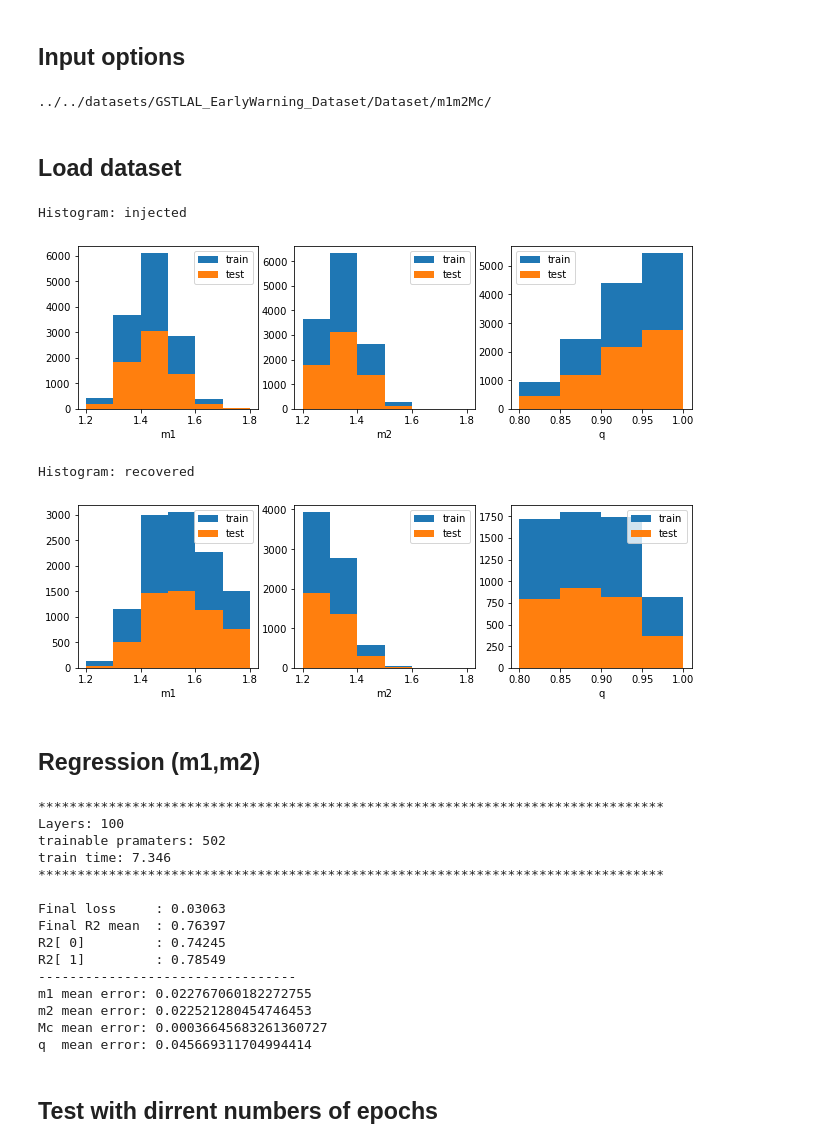
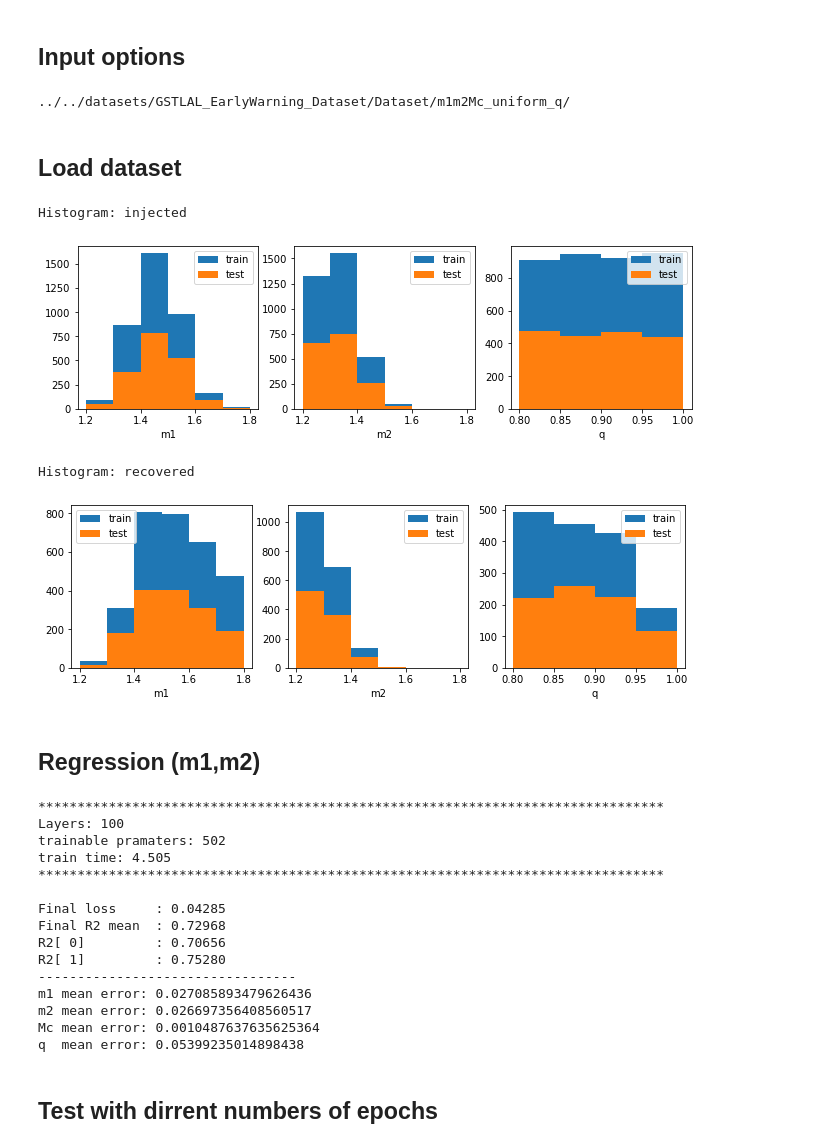
Before and after one commit to PhoenixBirdCreations/IPAM2021_ML, a Jupyter notebook: algo/NN_tf/NN_GSTLAL_epochs.ipynb, the cells around one changed output. Cells and saved outputs as stored; diff of their text form; code cells hidden in the pictures.

```diff
--- a/algo/NN_tf/NN_GSTLAL_epochs.ipynb
+++ b/algo/NN_tf/NN_GSTLAL_epochs.ipynb
@@ -46,8 +46,6 @@ importlib.reload(ut)
 ## Input options
 # %%
 # training options
-write_output     = False
-remove_some_mass = False
 epochs           = 100
 validation_split = 0.2
 batch_size       = 128
@@ -64,7 +62,7 @@ show_multiepochs_muMc = False
 show_multiepochs_p3s  = False
 epochs_list           = [10, 30, 50, 100, 150, 200, 250, 300] # used in multiepochs
 
-use_uniform_q = False
+use_uniform_q = True
 
 save_plots = False # used only for multiepochs plots (not for the histograms)
 #plots_dir  = '/home/simone/repos/IPAM2021_ML/notes/Figs/'
@@ -81,7 +79,7 @@ for path in regr_data_dirs:
             regr_data_dir = path
         print(regr_data_dir)
 # %% [output]
-../../datasets/GSTLAL_EarlyWarning_Dataset/Dataset/m1m2Mc/
+../../datasets/GSTLAL_EarlyWarning_Dataset/Dataset/m1m2Mc_uniform_q/
 # %% [markdown]
 ## Load dataset
 # %%
@@ -94,7 +92,7 @@ data_paths['xtest']  = regr_data_dir+'xtest.csv'
 data_paths['ytest']  = regr_data_dir+'ytest.csv'
 
 rdl_out = ut.regressionDatasetLoader(data_paths, features_names,
-                       remove_some_mass=remove_some_mass,
+                       remove_some_mass=False,
                        scaler_type=None)
 xtrain_notnormalized = rdl_out['xtrain']
 ytrain_notnormalized = rdl_out['ytrain']
@@ -118,36 +116,36 @@ axs[1].legend()
 qtrain = inj_train[:,1]/inj_train[:,0]
 qtest  = inj_test[:,1]/inj_test[:,0]
 axs[2].hist(qtrain,bins=np.arange(0.8,1.01,0.05), alpha=1, label='train')
 axs[2].hist(qtest, bins=np.arange(0.8,1.01,0.05), alpha=1, label='test')
 axs[2].set_xlabel('q')
 axs[2].legend()
 plt.show()
 
 # rec-histogram
 print('Histogram: recovered')
 rec_train = xtrain_notnormalized
 rec_test  = xtest_notnormalized
 fig, axs = plt.subplots(1,3, figsize=(11, 3))
 axs[0].hist(rec_train[:,0],bins=np.arange(1.2,1.9,0.1), alpha=1, label='train')
 axs[0].hist(rec_test[:,0],bins=np.arange(1.2,1.9,0.1), alpha=1, label='test')
 axs[0].set_xlabel('m1')
 axs[0].legend()
 axs[1].hist(rec_train[:,1],bins=np.arange(1.2,1.9,0.1), alpha=1, label='train')
 axs[1].hist(rec_test[:,1],bins=np.arange(1.2,1.9,0.1), alpha=1, label='test')
 axs[1].set_xlabel('m2')
 axs[1].legend()
 qtrain = rec_train[:,1]/rec_train[:,0]
 qtest  = rec_test[:,1]/rec_test[:,0]
 axs[2].hist(qtrain,bins=np.arange(0.8,1.01,0.05), alpha=1, label='train')
 axs[2].hist(qtest, bins=np.arange(0.8,1.01,0.05), alpha=1, label='test')
 axs[2].set_xlabel('q')
 axs[2].legend()
 plt.show()
 # %% [output]
 Histogram: injected
-[figure, old version]
+[figure, new version]
 Histogram: recovered
-[figure, old version]
+[figure, new version]
 # %% [markdown]
 ## Regression (m1,m2)
 # %%
@@ -268,18 +266,18 @@ struct_m1m2.me_q  =  q_mean_error
 ********************************************************************************
 Layers: 100
 trainable pramaters: 502
-train time: 7.346
+train time: 4.505
 ********************************************************************************
 
-Final loss     : 0.03063
-Final R2 mean  : 0.76397
-R2[ 0]         : 0.74245
-R2[ 1]         : 0.78549
+Final loss     : 0.04285
+Final R2 mean  : 0.72968
+R2[ 0]         : 0.70656
+R2[ 1]         : 0.75280
 ---------------------------------
-m1 mean error: 0.022767060182272755
-m2 mean error: 0.022521280454746453
-Mc mean error: 0.00036645683261360727
-q  mean error: 0.045669311704994414
+m1 mean error: 0.027085893479626436
+m2 mean error: 0.026697356408560517
+Mc mean error: 0.0010487637635625364
+q  mean error: 0.05399235014898438
 # %% [markdown]
 ## Test with dirrent numbers of epochs
 # %%
```
Also changed, not shown: parts of 2 cells of this notebook, 14 other files.
